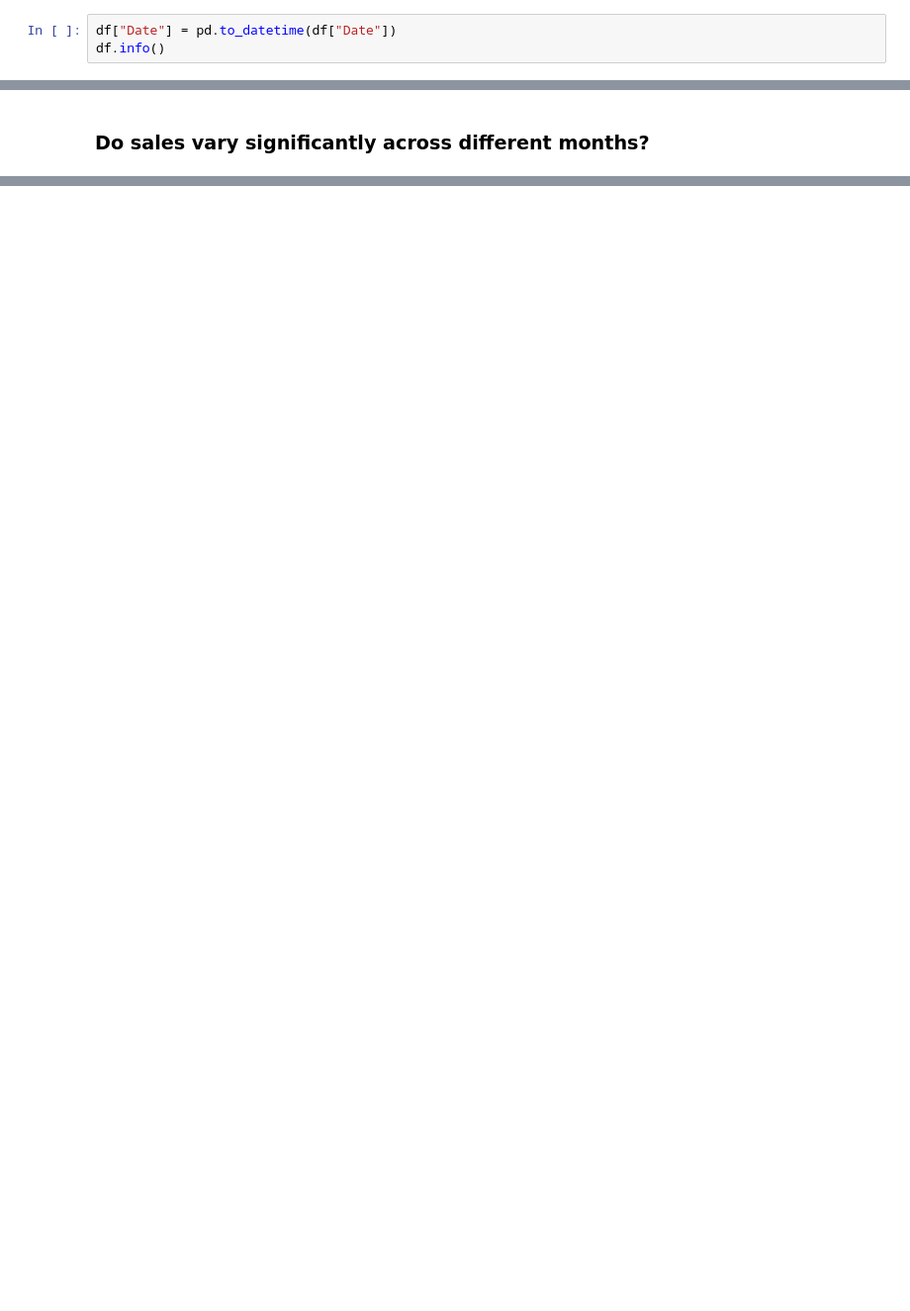
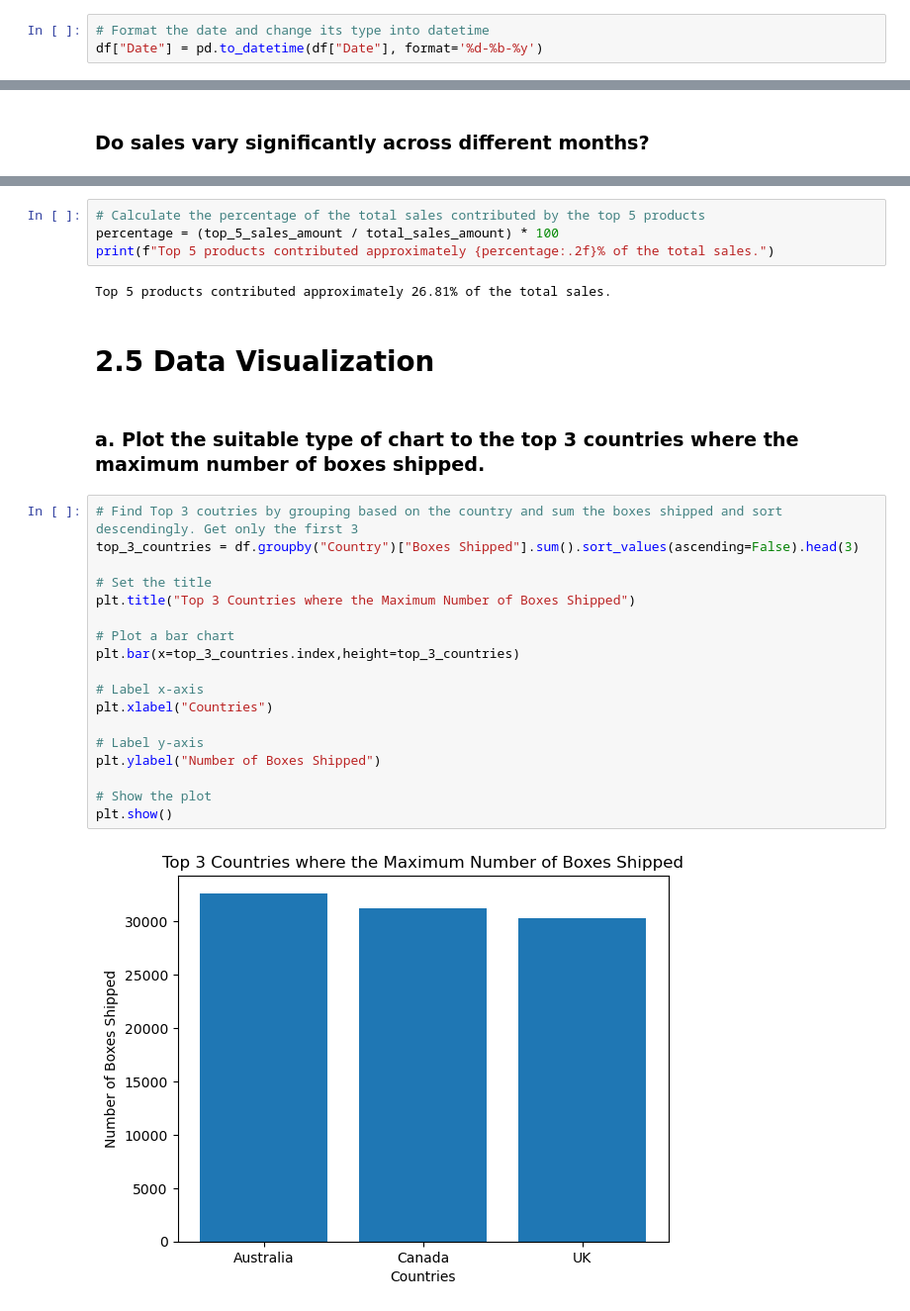
Before and after one commit to EzraChai/CPC152-Assignment, a Jupyter notebook: 03 Jupyter notebook.ipynb, the cells around one changed output, grey strips where cells are left out. Shown at 99% size. Drawn from its saved outputs; the diff is of its cells as text; blank space fills up the shorter version.

```diff
--- a/03 Jupyter notebook.ipynb
+++ b/03 Jupyter notebook.ipynb
@@ -61,3 +30,3 @@ df.duplicated().sum()
 # %%
-df["Date"] = pd.to_datetime(df["Date"])
-df.info()
+# Format the date and change its type into datetime
+df["Date"] = pd.to_datetime(df["Date"], format='%d-%b-%y')
@@ -243,0 +302,30 @@ plt.show()
+# %%
+# Calculate the percentage of the total sales contributed by the top 5 products
+percentage = (top_5_sales_amount / total_sales_amount) * 100
+print(f"Top 5 products contributed approximately {percentage:.2f}% of the total sales.")
+# %% [output]
+Top 5 products contributed approximately 26.81% of the total sales.
+# %% [markdown]
+# 2.5 Data Visualization
+# %% [markdown]
+### a. Plot the suitable type of chart to the top 3 countries where the maximum number of boxes shipped.
+# %%
+# Find Top 3 coutries by grouping based on the country and sum the boxes shipped and sort descendingly. Get only the first 3
+top_3_countries = df.groupby("Country")["Boxes Shipped"].sum().sort_values(ascending=False).head(3)
+
+# Set the title
+plt.title("Top 3 Countries where the Maximum Number of Boxes Shipped")
+
+# Plot a bar chart
+plt.bar(x=top_3_countries.index,height=top_3_countries)
+
+# Label x-axis
+plt.xlabel("Countries")
+
+# Label y-axis
+plt.ylabel("Number of Boxes Shipped")
+
+# Show the plot
+plt.show()
+# %% [output]
+[figure, added]
```
Also changed, not shown: parts of 59 cells of this notebook.
